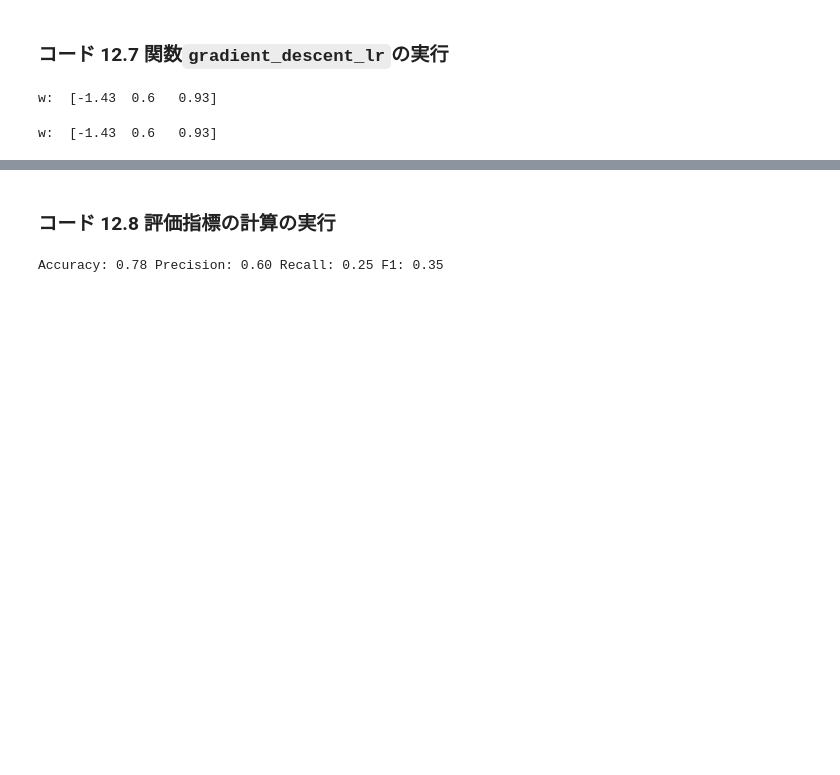
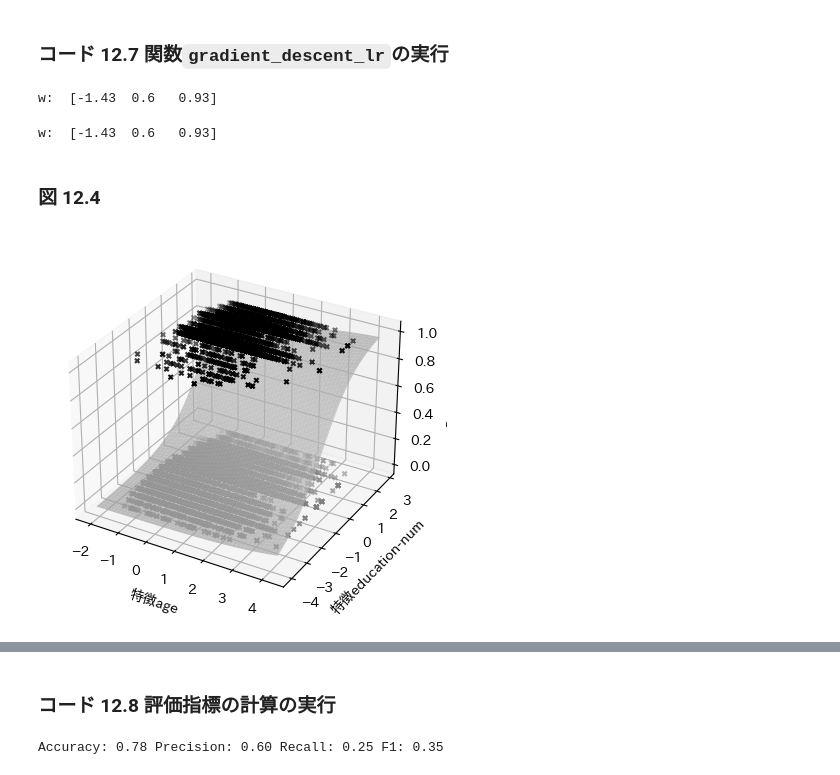
Before and after one commit to PythonDSBook/PythonDSBook, a Jupyter notebook: Chapter12.ipynb, the cells around one changed output, grey strips where cells are left out. Saved outputs shown, nothing was run; the diff lists cells and outputs as text; code cells hidden in the pictures; blank space fills up the shorter version.

```diff
--- a/Chapter12.ipynb
+++ b/Chapter12.ipynb
@@ -195,3 +214,22 @@ w, history = gradient_descent_lr(X_train, y_train, alpha, n_iter)
 print('w: ', np.round(w, 2))
 # %% [output]
 w:  [-1.43  0.6   0.93]
+# %% [markdown]
+### 図 12.4
+# %%
+x_min, x_max = X_train[:, 1].min() - .5, X_train[:, 1].max() + .5
+y_min, y_max = X_train[:, 2].min() - .5, X_train[:, 2].max() + .5
+xx, yy = np.meshgrid(np.arange(x_min, x_max, .02), np.arange(y_min, y_max, .02))
+X_plot = np.insert(np.c_[xx.ravel(), yy.ravel()], 0, 1, axis=1)
+Z = sigmoid(X_plot @ w).reshape(xx.shape)
+fig = plt.figure()
+ax = fig.add_subplot(111, projection='3d')
+ax.plot_surface(xx, yy, Z, color='lightgray', alpha=0.7)
+ax.scatter(X_train[y_train==1, 1], X_train[y_train==1, 2], 1, marker='x', c='black', s=10)
+ax.scatter(X_train[y_train==0, 1], X_train[y_train==0, 2], 0, marker='x', c='gray', s=10)
+ax.set_xlabel('特徴age')
+ax.set_ylabel('特徴education-num')
+ax.set_zlabel('Probability')
+plt.show()
+# %% [output]
+[figure, added]
```
Also changed, not shown: parts of 7 cells of this notebook.
